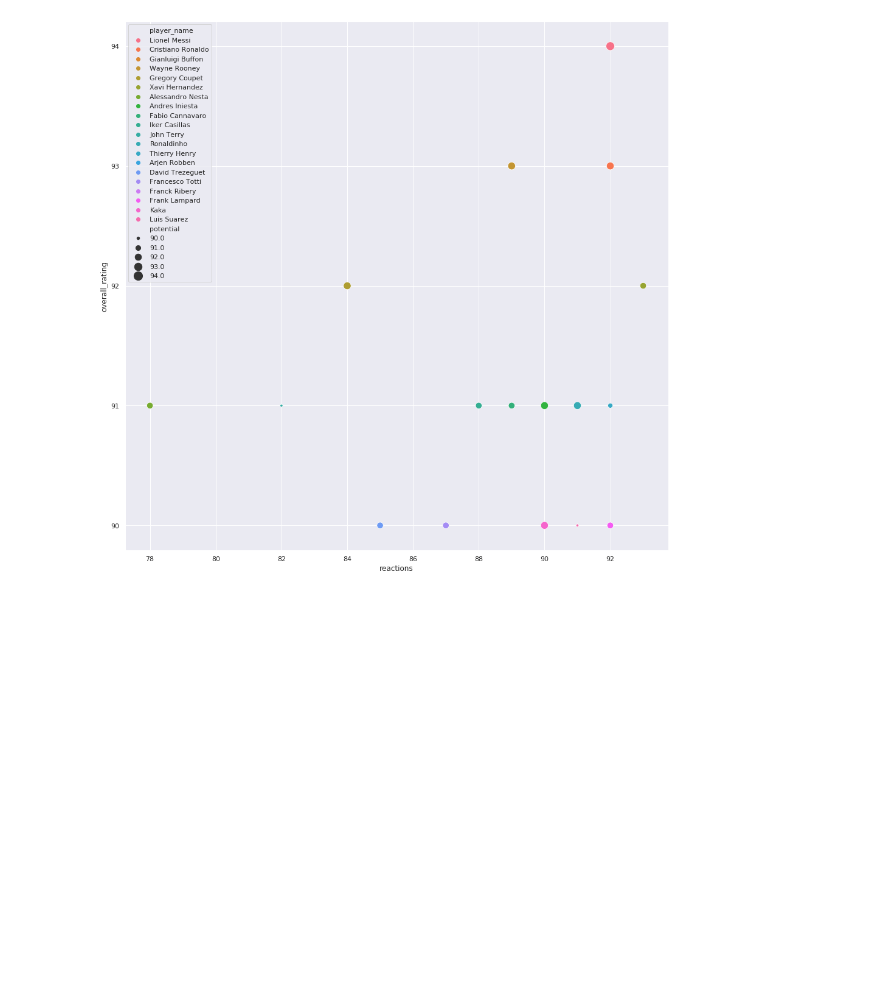
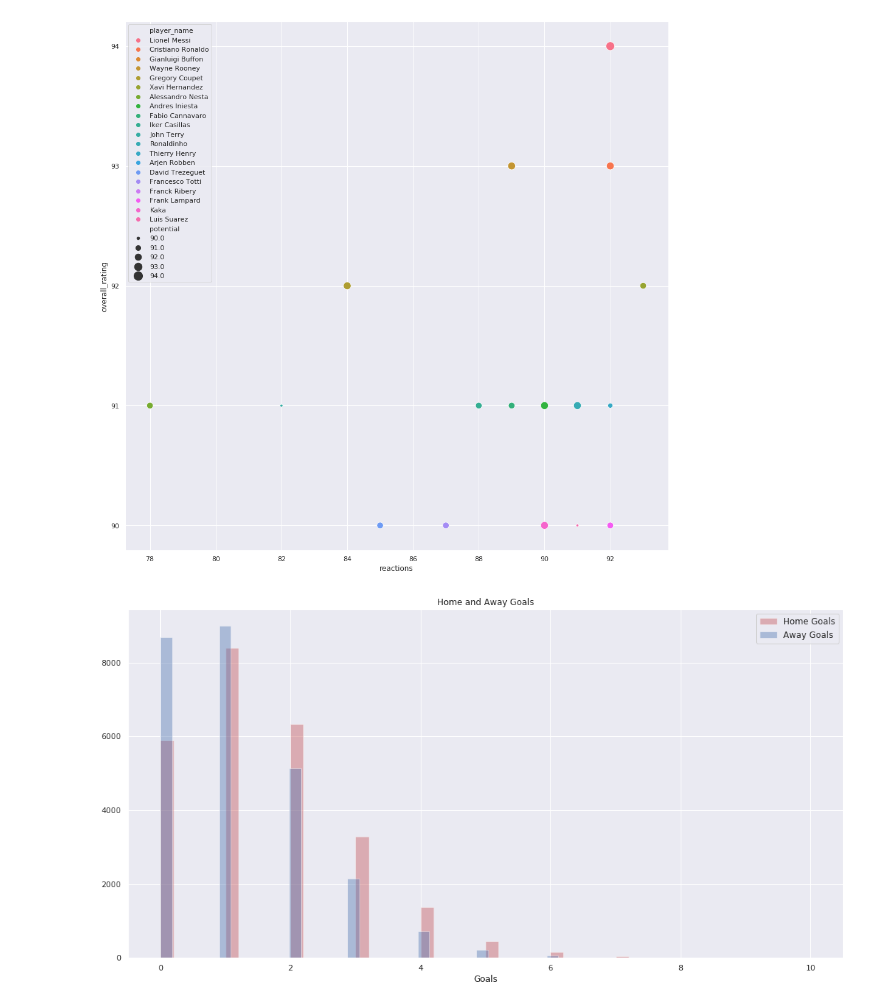
Before and after one commit to prime025/European-Football-Analysis, a Jupyter notebook: European Football Analysis.ipynb, the cells around one changed output. Saved outputs shown, nothing was run; the diff lists cells and outputs as text; code cells hidden in the pictures; blank space fills up the shorter version.

```diff
--- a/European Football Analysis.ipynb
+++ b/European Football Analysis.ipynb
@@ -410,3 +375,16 @@ plt.yticks([i for i in range((int)(min_val), (int)(max_val+1))])
   <matplotlib.axis.YTick at 0x...>],
  <a list of 5 Text yticklabel objects>)
 [figure]
+# %%
+plt.figure(figsize=(18,9))
+sns.distplot(matches["home_team_goal"],
+            color="r",label="Home Goals",kde=None,norm_hist=False)
+sns.distplot(matches["away_team_goal"],
+            color="b",label="Away Goals", kde=None, norm_hist=False)
+
+plt.legend(loc="best",prop = {"size" : 12})
+plt.title("Home and Away Goals")
+plt.xlabel("Goals")
+plt.show()
+# %% [output]
+[figure, added]
```
Also changed, not shown: parts of 16 cells of this notebook.
